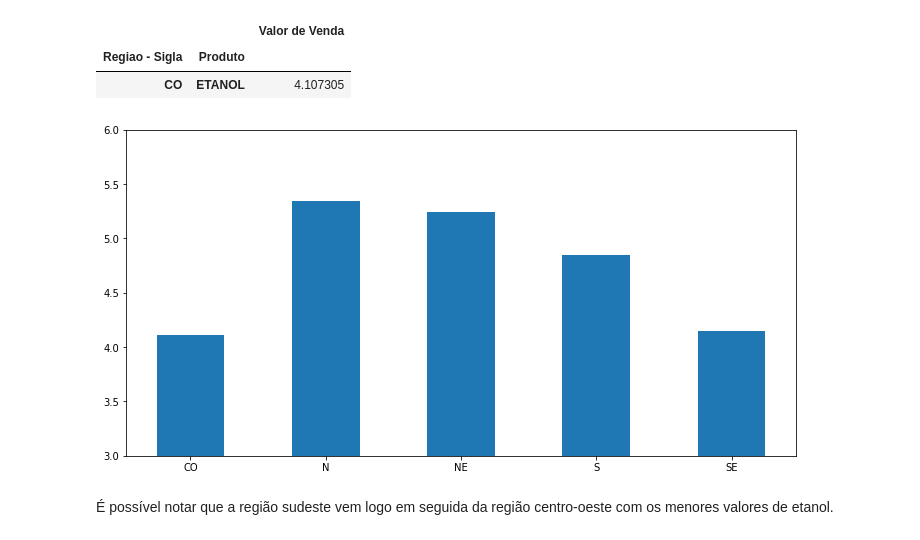
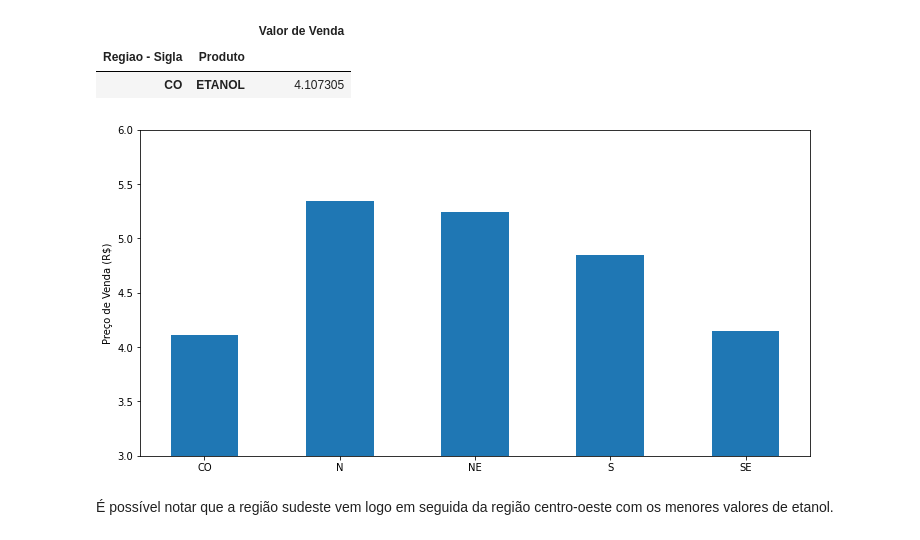
Before and after one commit to amoralles/ProjetoFinal_M4, a Jupyter notebook: ProjetoFinal_M4.ipynb, the cells around one changed output. Cells and saved outputs as stored; diff of their text form; code cells hidden in the pictures.

```diff
--- a/ProjetoFinal_M4.ipynb
+++ b/ProjetoFinal_M4.ipynb
@@ -409,12 +412,13 @@ med_etanol.reset_index(inplace = True)
 # %%
 barWidth = 0.5
 plt.figure(figsize = (12,6))
 r1 = np.arange(len(med_etanol['Regiao - Sigla']))
 plt.bar(r1, med_etanol['Valor de Venda'], width = barWidth, align='center')
 plt.xticks(np.arange(len(med_etanol['Regiao - Sigla'])), med_etanol['Regiao - Sigla'].tolist())
+plt.ylabel('Preço de Venda (R$)')
 plt.ylim(3,6);
 # %% [output]
-[figure, old version]
+[figure, new version]
 # %% [markdown]
 É possível notar que a região sudeste vem logo em seguida da região centro-oeste com os menores valores de etanol.
 # %% [markdown]
```
Also changed, not shown: parts of 5 cells of this notebook.
